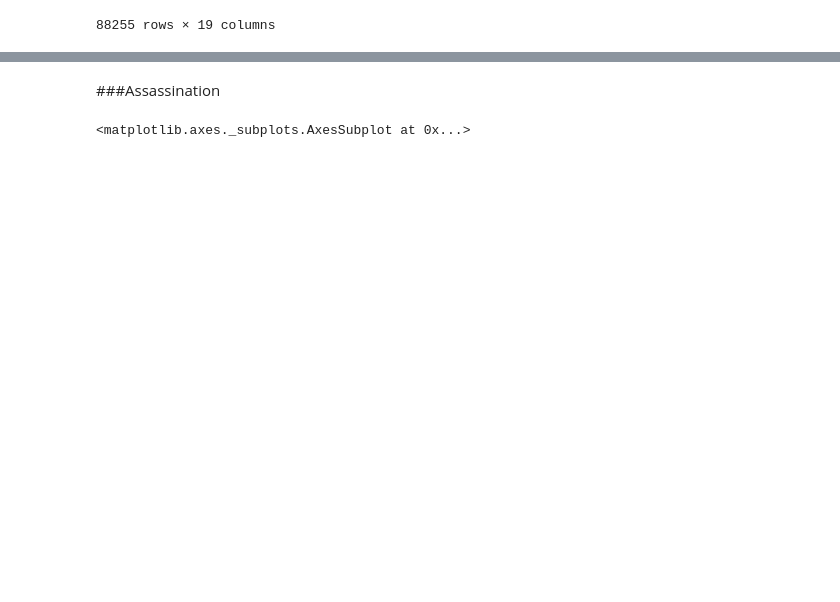
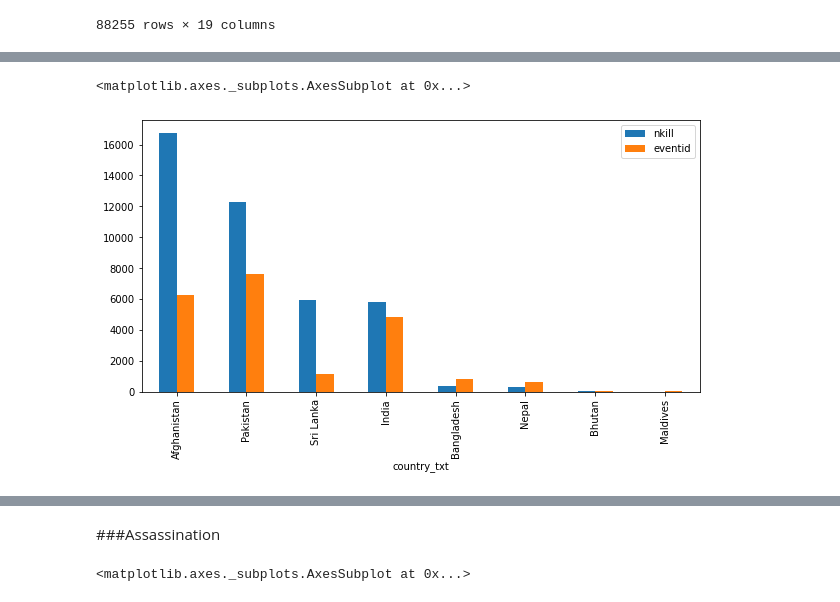
Before and after one commit to mahin-arvind/GTD-EDA, a Jupyter notebook: Copy_of_Global_Terrorism_Analysis_Capstone_Project.ipynb, the cells around one changed output, grey strips where cells are left out. Saved outputs shown, nothing was run; the diff lists cells and outputs as text; code cells hidden in the pictures; blank space fills up the shorter version.

```diff
--- a/Copy_of_Global_Terrorism_Analysis_Capstone_Project.ipynb
+++ b/Copy_of_Global_Terrorism_Analysis_Capstone_Project.ipynb
@@ -173,0 +193,5 @@ bomb
+# %%
+bomb[bomb['region_txt']=='South Asia'].groupby(['country_txt']).agg({'nkill': 'sum', 'eventid':'count'}).sort_values(['nkill', 'eventid'],ascending = False).head(10).plot(kind='bar')
+# %% [output]
+<matplotlib.axes._subplots.AxesSubplot at 0x...>
+[figure, added]
```
Also changed, not shown: parts of 9 cells of this notebook.
